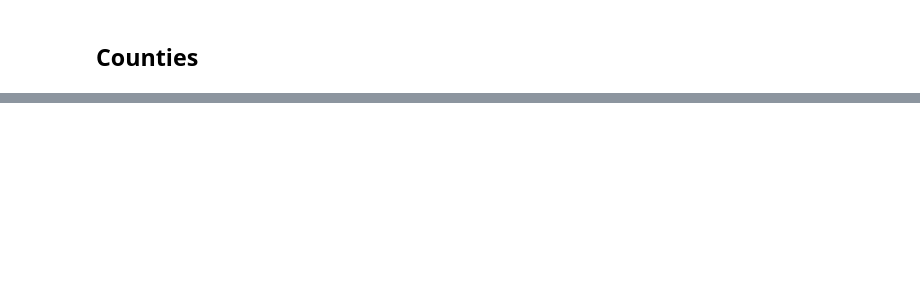
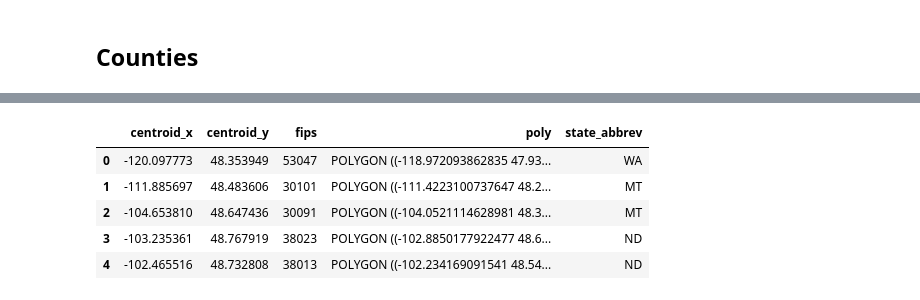
Before and after one commit to jbencook/crop-yield, a Jupyter notebook: fetch_data.ipynb, the cells around one changed output, grey strips where cells are left out. Saved outputs shown, nothing was run; the diff lists cells and outputs as text; code cells hidden in the pictures; blank space fills up the shorter version.

Commit message:
PRCP munging and filled counties

```diff
--- a/fetch_data.ipynb
+++ b/fetch_data.ipynb
@@ -249,0 +286,11 @@ plt.show()
+# %%
+counties = pd.DataFrame(county_centroids)
+# %%
+counties.head()
+# %% [output]
+|  | centroid_x | centroid_y | fips | poly | state_abbrev |
+| 0 | -120.097773 | 48.353949 | 53047 | POLYGON ((-118.972093862835 47.93... | WA |
+| 1 | -111.885697 | 48.483606 | 30101 | POLYGON ((-111.4223100737647 48.2... | MT |
+| 2 | -104.653810 | 48.647436 | 30091 | POLYGON ((-104.0521114628981 48.3... | MT |
+| 3 | -103.235361 | 48.767919 | 38023 | POLYGON ((-102.8850177922477 48.6... | ND |
+| 4 | -102.465516 | 48.732808 | 38013 | POLYGON ((-102.234169091541 48.54... | ND |
```
Also changed, not shown: parts of 13 cells of this notebook.
